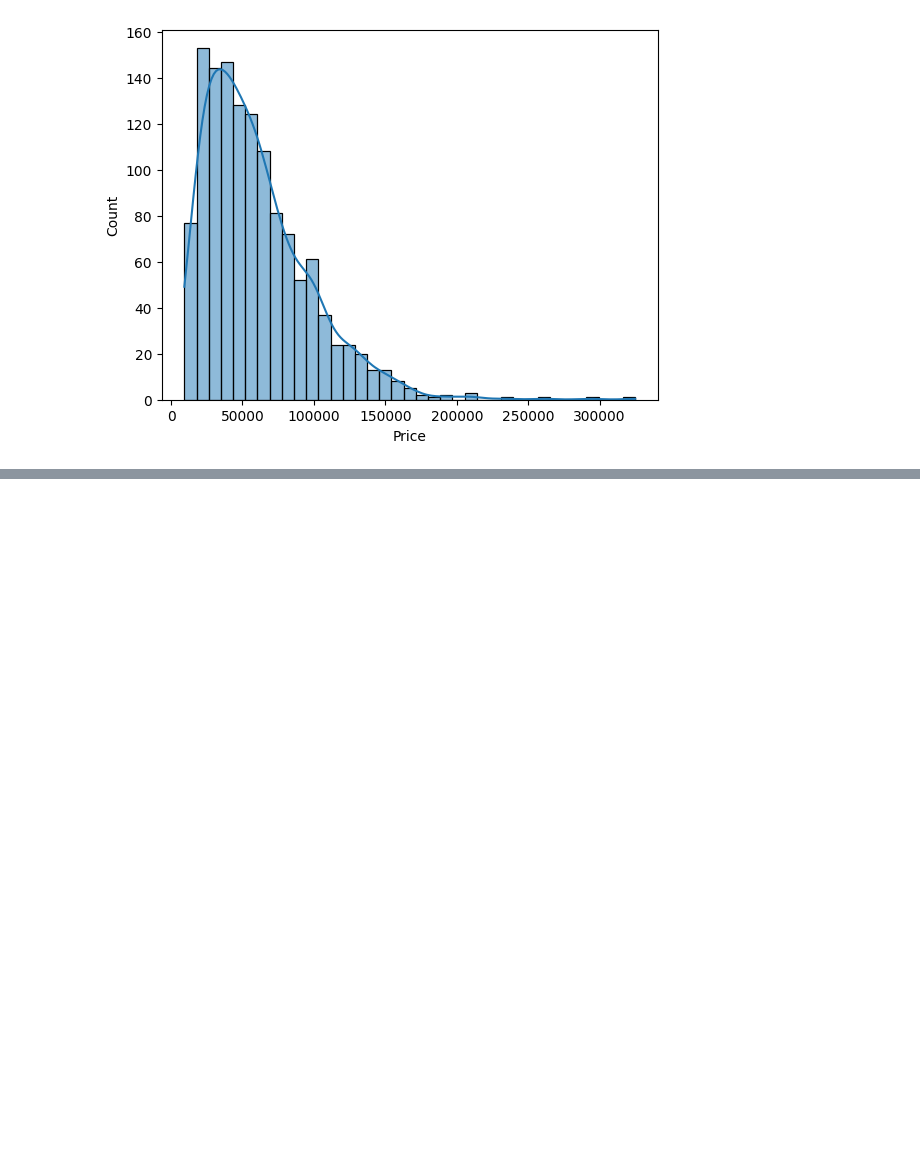
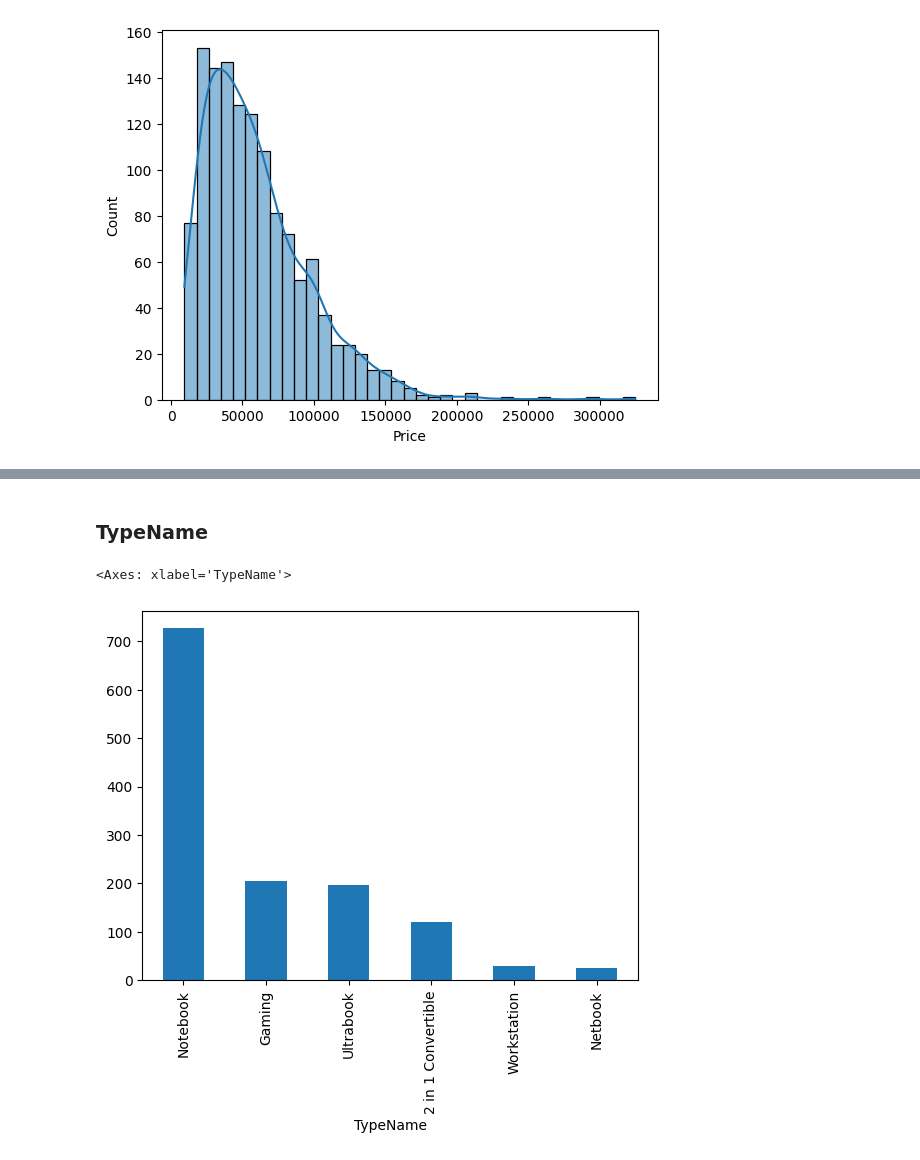
Before and after one commit to ahamudul-hasan/Laptop-Price-Predictor, a Jupyter notebook: src/Project.ipynb, the cells around one changed output, grey strips where cells are left out. Cells and saved outputs as stored; diff of their text form; code cells hidden in the pictures; blank space fills up the shorter version.

```diff
--- a/src/Project.ipynb
+++ b/src/Project.ipynb
@@ -117,0 +134,7 @@ sns.histplot(df['Price'], kde=True)
+# %% [markdown]
+### TypeName
+# %%
+df['TypeName'].value_counts().plot(kind='bar')
+# %% [output]
+<Axes: xlabel='TypeName'>
+[figure, added]
```
Also changed, not shown: parts of 35 cells of this notebook.
